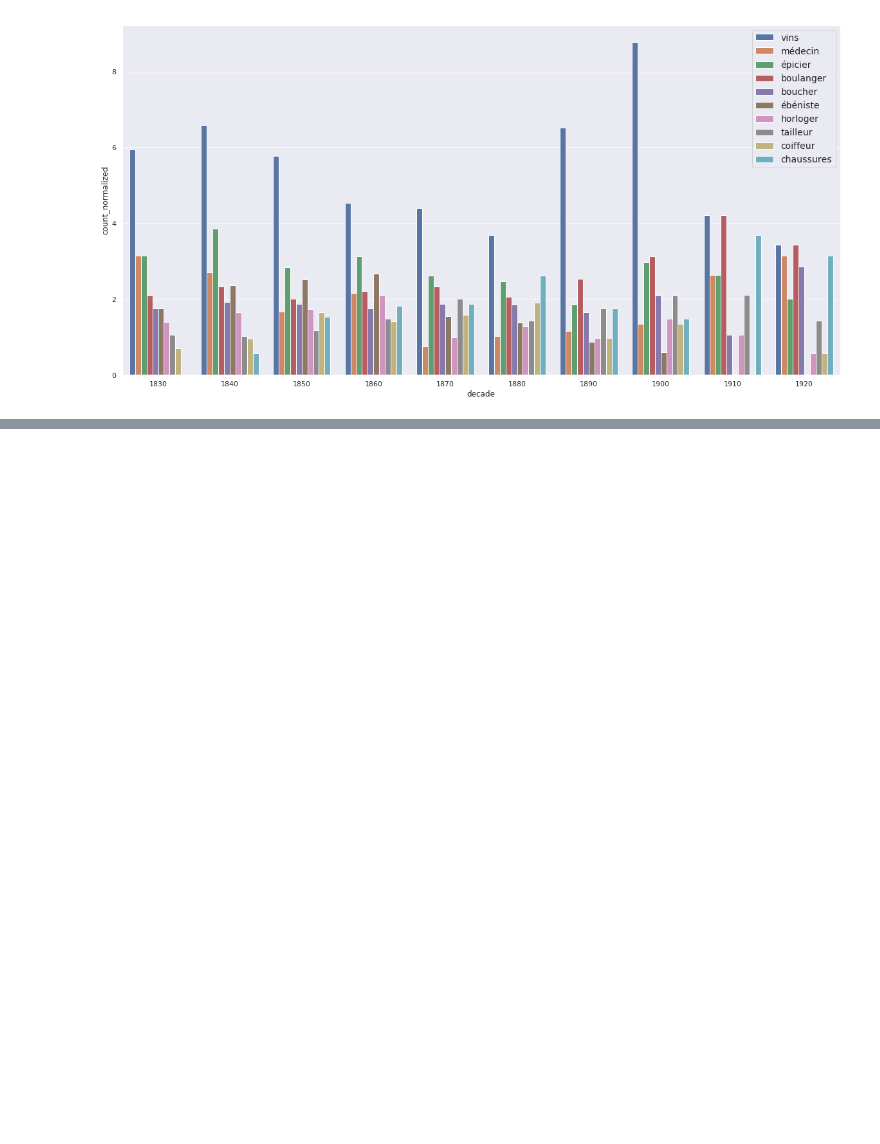
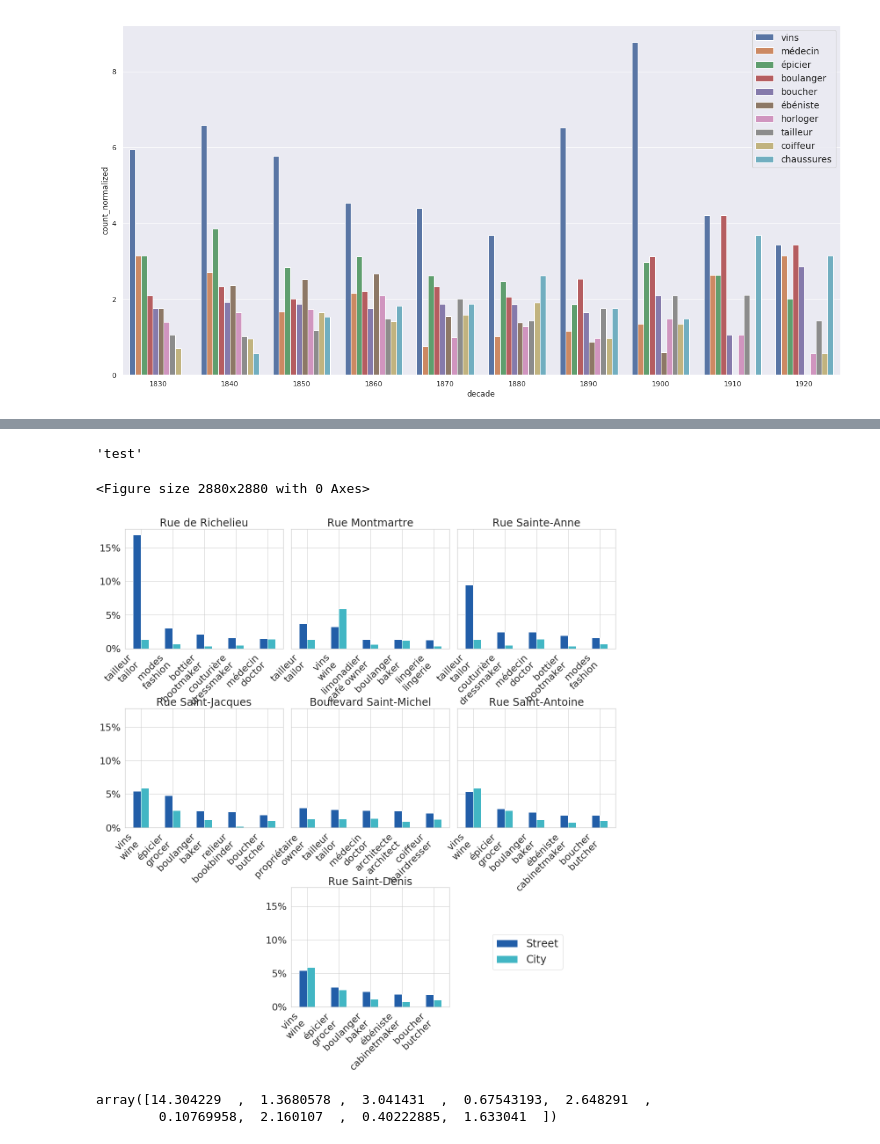
Before and after one commit to adescombes/Richelieu, a Jupyter notebook: Exploration des données.ipynb, the cells around one changed output, grey strips where cells are left out. Saved outputs shown, nothing was run; the diff lists cells and outputs as text; code cells hidden in the pictures; blank space fills up the shorter version.

```diff
--- a/Exploration des données.ipynb
+++ b/Exploration des données.ipynb
@@ -1627,0 +2028,3 @@ plt.legend(loc=1, prop={'size': 14});
+# %%
+streets_job = [richelieu, montmatre, ste_anne, st_jacques, st_michel, st_antoine, st_denis]
+streets_name = ['Rue de Richelieu', 'Rue Montmartre', 'Rue Sainte-Anne', 'Rue Saint-Jacques', 'Boulevard Saint-Michel', 'Rue Saint-Antoine', 'Rue Saint-Denis']
@@ -1627,0 +2047,4 @@ plt.legend(loc=1, prop={'size': 14});
+# %%
+df_top_five_absolu = pd.concat(dfs_absolu)
+df_top_five_absolu.set_index(['place', 'job'], inplace=True)
+df_top_five_absolu.head()
@@ -1627,0 +2059,4 @@ plt.legend(loc=1, prop={'size': 14});
+# %%
+df_top_five = pd.concat(dfs_street)
+df_top_five.set_index(['place', 'job'], inplace=True)
+df_top_five_absolu.head()
@@ -1627,0 +2090,53 @@ plt.legend(loc=1, prop={'size': 14});
+# %%
+labels[0].set_text('test')
+# %%
+labels[0].get_text()
+# %% [output]
+'test'
+# %%
+sns.set(font_scale=2)
+sns.set_style("whitegrid")
+sns.set_palette(sns.color_palette("YlGnBu_r", 3))
+
+plt.figure(figsize=(40,40))
+fig, axes = plt.subplots(3,3,sharey=True, figsize=(20,20))
+axes[2, 0].axis('off')
+axes[2, 2].axis('off')
+
+axes[2, 1].yaxis.set_tick_params(labelbottom=True)
+plt_groupby = df_top_five.join(df_top_five_absolu, rsuffix='_absolu').groupby(level=0, sort=False).apply(lambda x: x.iloc[:-1]).groupby(level=0, sort=False)
+for i, (street_name, group) in enumerate(plt_groupby):
+    # create subplot axes in a 3x3 grid
+    if i == len(plt_groupby)-1:
+        i += 1
+    ax = axes[i//3][i%3] # nrows, ncols, axes position
+    group.reset_index(level=[0,1], drop=True, inplace=True)
+    # plot the continent on these axes
+    group.plot(kind='bar', ax=ax, legend=False, rot=45)
+    # set the title
+    labels = ax.get_xticklabels()
+    [label.set_text(label.get_text() +'\n' + translation[label.get_text()]) for label in labels]
+    ax.set_xticklabels(labels, ha = 'right', rotation=45)
+    ax.set_title(street_name)
+    ax.set_xlabel('')
+    ax.set_ylabel('')
+    vals = ax.get_yticks()
+    ax.set_yticklabels(['%d%%'%x for x in vals])
+    # set the aspect
+    # adjustable datalim ensure that the plots have the same axes size
+#     ax.set_aspect('equal', adjustable='datalim')
+
+for ax in axes.flatten():
+    for tk in ax.get_yticklabels():
+        tk.set_visible(True)
+    for tk in ax.get_xticklabels():
+        tk.set_visible(True)
+axes[2, 1].axes.get_yaxis().label.set_visible(True)
+axes[2,1].legend(['Street', 'City'], bbox_to_anchor=(1.75, 0.65), prop={'size': 24})
+# plt.tight_layout()
+plt.subplots_adjust(hspace=0.5, wspace =0.05)
+# plt.show()
+plt.savefig('figures/fig_case_studies.svg', dpi = 400)
+# %% [output]
+<Figure size 2880x2880 with 0 Axes>
+[figure, added]
@@ -1627,0 +2146,5 @@ plt.legend(loc=1, prop={'size': 14});
+# %%
+df_top_ten_street.join(df_top_ten_absolu, rsuffix='_absolu').stack().values
+# %% [output]
+array([14.304229  ,  1.3680578 ,  3.041431  ,  0.67543193,  2.648291  ,
+        0.10769958,  2.160107  ,  0.40222885,  1.633041  ])
```
Also changed, not shown: parts of 20 cells of this notebook, 7 other files.
